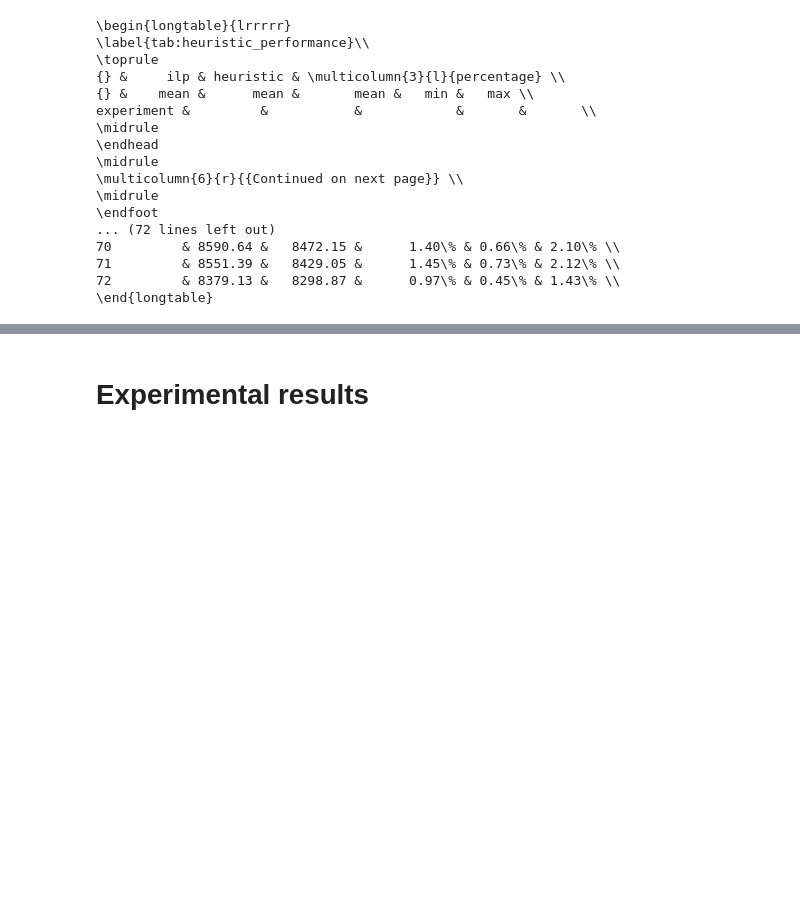
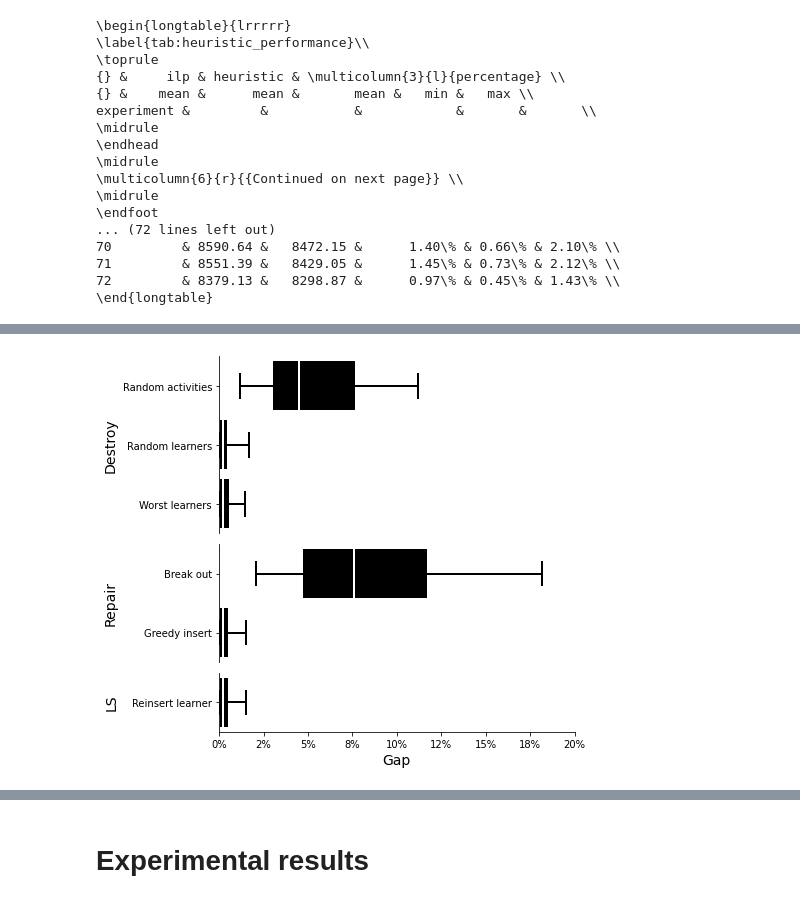
Before and after one commit to N-Wouda/PL-Hourly-Heuristic, a Jupyter notebook: analysis.ipynb, the cells around one changed output, grey strips where cells are left out. Saved outputs shown, nothing was run; the diff lists cells and outputs as text; code cells hidden in the pictures; blank space fills up the shorter version.

Commit message:
Update analysis notebook with operator quality results

```diff
--- a/analysis.ipynb
+++ b/analysis.ipynb
@@ -162,0 +196,3 @@ plt.savefig("out/gaps.pdf", bbox_inches='tight');
+# %%
+op_qual_opt = pd.read_csv(f"analysis/cache/tuning-ilp.csv")
+op_qual_opt.head()
@@ -162,0 +220,12 @@ plt.savefig("out/gaps.pdf", bbox_inches='tight');
+# %%
+op_qual = pd.DataFrame()
+
+for op in ops:
+    op_df = pd.read_csv(f"analysis/cache/tuning-{op}.csv")
+    op_df["op"] = op
+    op_df["gap"] = 100 * (op_qual_opt.objective - op_df.objective) / op_df.objective
+    op_df["instance"] = np.arange(1, 73)
+
+    op_qual = op_qual.append(op_df, ignore_index=True)
+
+op_qual.head()
@@ -162,0 +239,38 @@ plt.savefig("out/gaps.pdf", bbox_inches='tight');
+# %%
+_, axes = plt.subplots(ncols=1, nrows=3, figsize=(7, 6), sharex=True)
+
+gs  = gridspec.GridSpec(3, 1, height_ratios=[1, 2/3, 1/3])
+ax0 = plt.subplot(gs[0])
+ax1 = plt.subplot(gs[1])
+ax2 = plt.subplot(gs[2])
+
+axes = [ax0, ax1, ax2]
+
+for ax, op_block, nice_op_block, ylabel, pad in zip(axes, op_blocks, nice_op_blocks, ylabels, pads):
+    sns.boxplot(y='op', x='gap', orient='h',
+                data=op_qual[op_qual.op.isin(op_block)], ax=ax, whis=(0, 100), **PROPS)
+
+    for spine in ['right', 'top']:
+        ax.spines[spine].set_visible(False)
+
+    if ax is not axes[-1]:
+        ax.set_xlabel("")
+        ax.spines['bottom'].set_visible(False)
+        ax.tick_params(
+                    axis='x',          # changes apply to the x-axis
+                    which='both',      # both major and minor ticks are affected
+                    bottom=False,      # ticks along the bottom edge are off
+                    top=False,         # ticks along the top edge are off
+                    labelbottom=False) # labels along the bottom edge are off
+    else:
+        ax.xaxis.set_major_formatter(mtick.PercentFormatter(decimals=0))
+
+    ax.set_xlim([0, 20])
+    ax.set_ylabel(ylabel, labelpad=pad)
+    ax.set_yticklabels(nice_op_block)
+
+plt.xlabel("Gap")
+plt.tight_layout()
+plt.savefig("out/qual_gaps.pdf", bbox_inches='tight');
+# %% [output]
+[figure, added]
```
Also changed, not shown: parts of 14 cells of this notebook, 1 other file.
